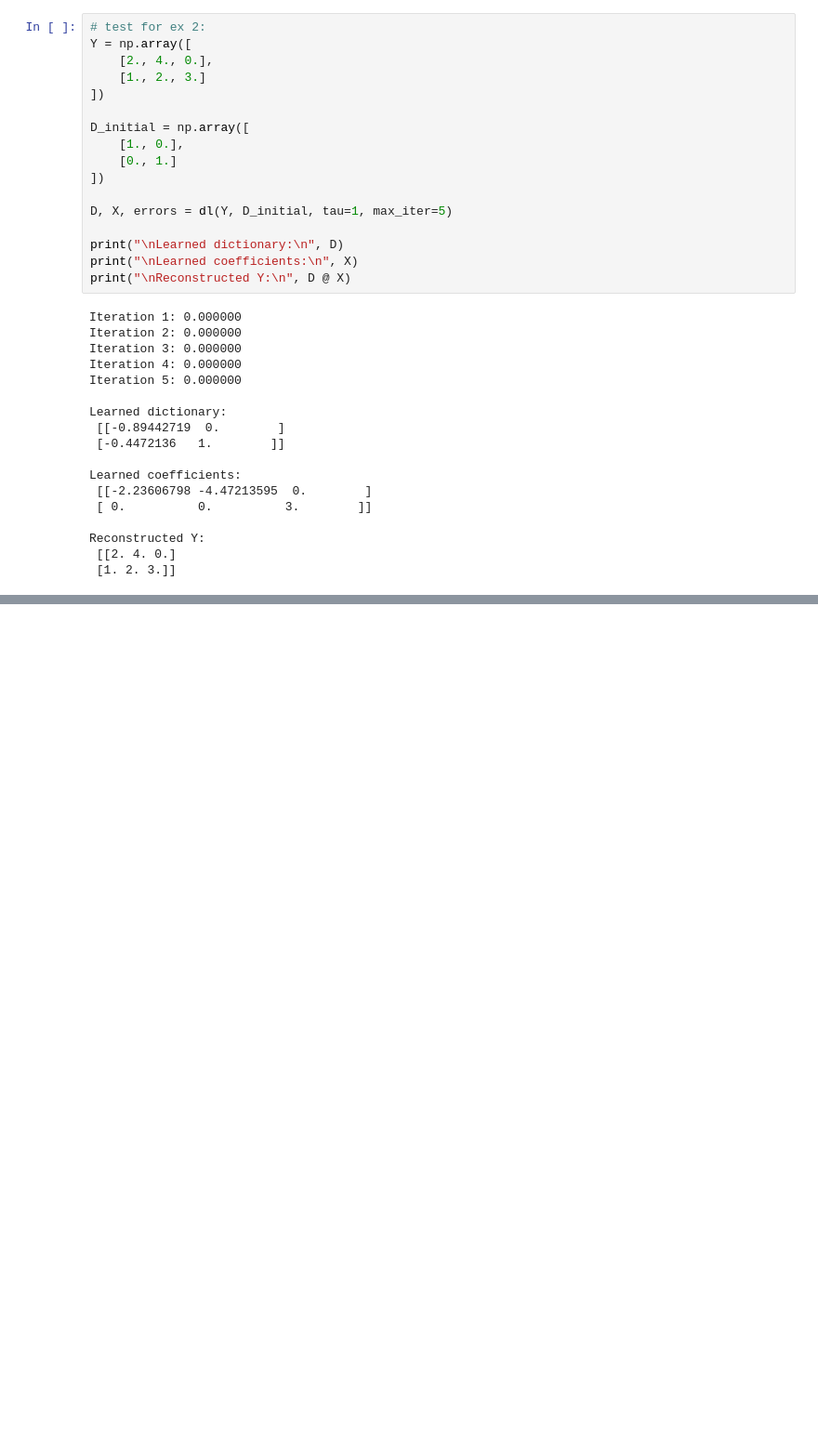
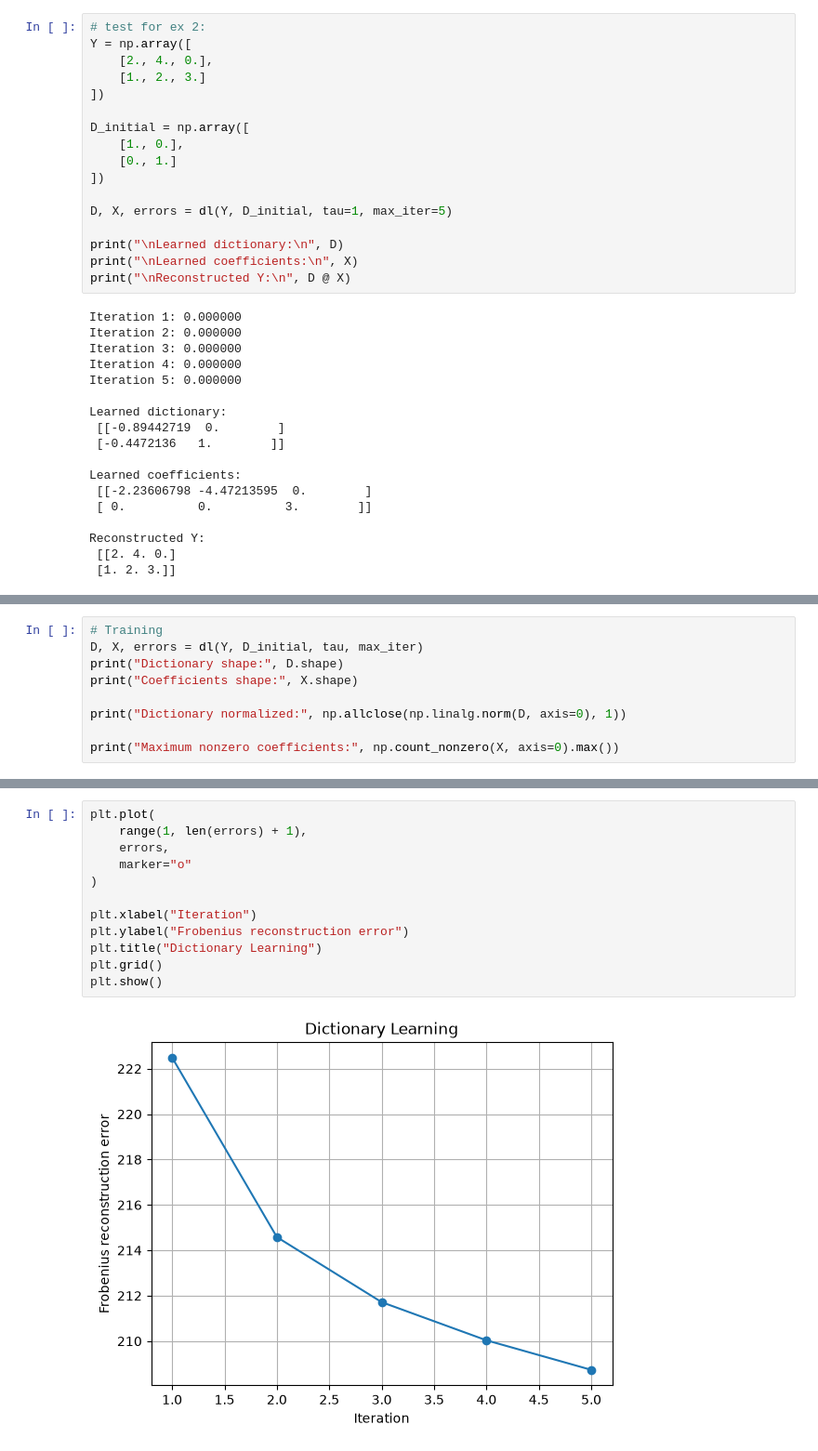
Before and after one commit to rigozu9/Matrix-and-Tensor-Techniques-for-DS, a Jupyter notebook: lab4/lab4.ipynb, the cells around one changed output, grey strips where cells are left out. Shown at 93% size. Drawn from its saved outputs; the diff is of its cells as text; blank space fills up the shorter version.

```diff
--- a/lab4/lab4.ipynb
+++ b/lab4/lab4.ipynb
@@ -168,0 +301,9 @@ Reconstructed Y:
+# %%
+# Training
+D, X, errors = dl(Y, D_initial, tau, max_iter)
+print("Dictionary shape:", D.shape)
+print("Coefficients shape:", X.shape)
+
+print("Dictionary normalized:", np.allclose(np.linalg.norm(D, axis=0), 1))
+
+print("Maximum nonzero coefficients:", np.count_nonzero(X, axis=0).max())
@@ -168,0 +320,14 @@ Reconstructed Y:
+# %%
+plt.plot(
+    range(1, len(errors) + 1),
+    errors,
+    marker="o"
+)
+
+plt.xlabel("Iteration")
+plt.ylabel("Frobenius reconstruction error")
+plt.title("Dictionary Learning")
+plt.grid()
+plt.show()
+# %% [output]
+[figure, added]
```
Also changed, not shown: parts of 22 cells of this notebook.
